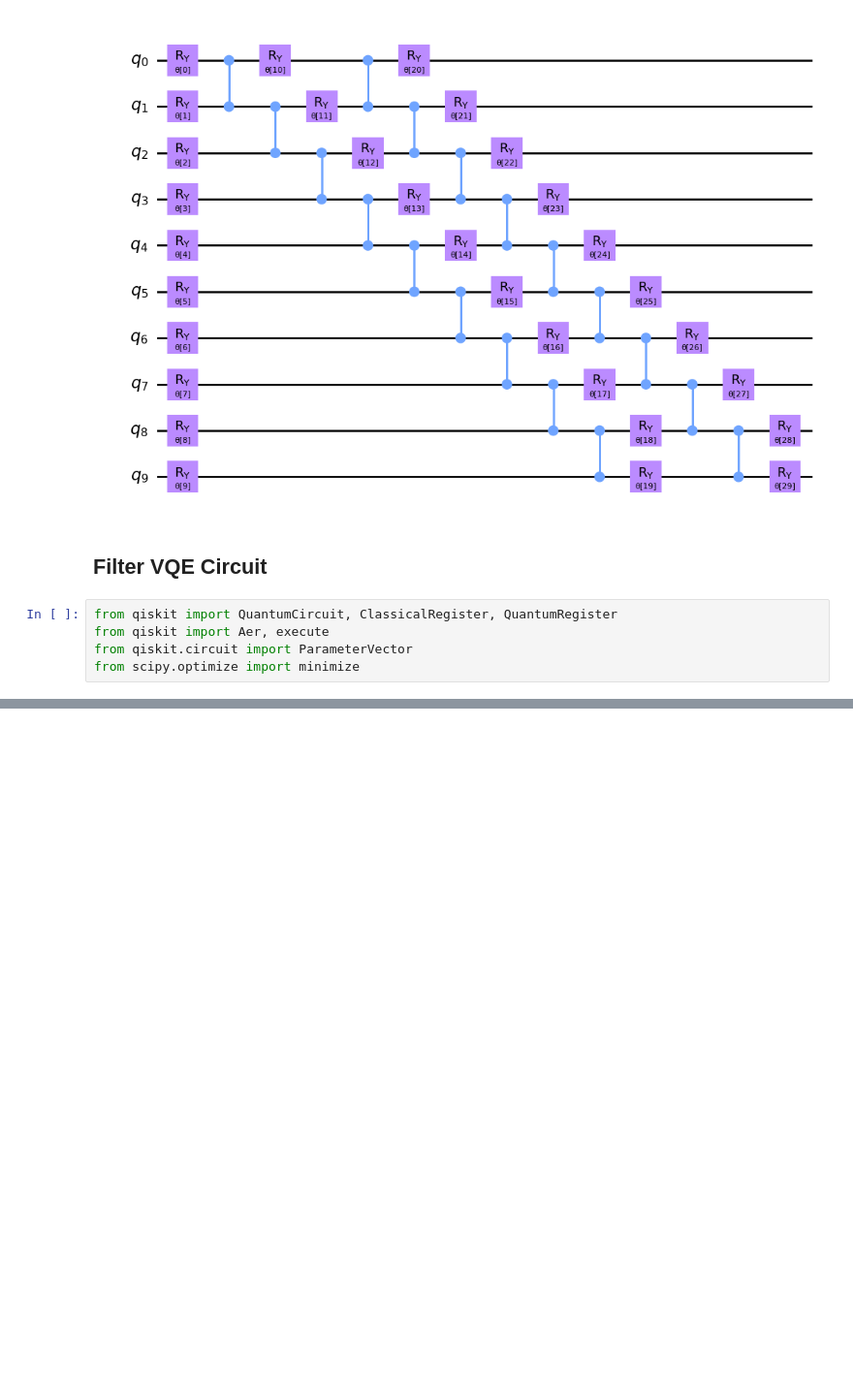
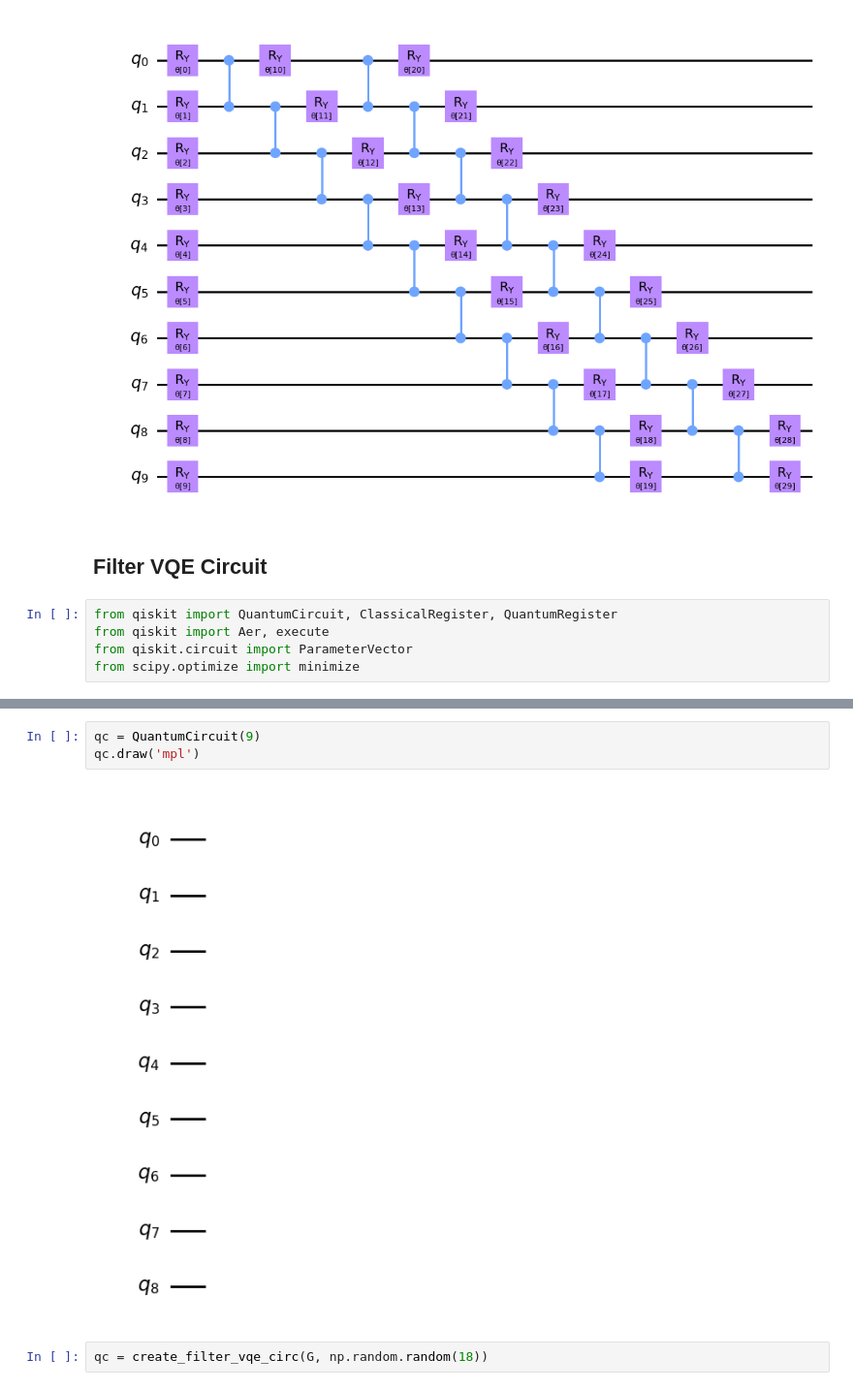
Before and after one commit to vivekkatial/HAQC, a Jupyter notebook: notebooks/16-filtering-vqe.ipynb, the cells around one changed output, grey strips where cells are left out. Shown: that part at 97% size. Drawn from its saved outputs; the diff is of its cells as text; blank space fills up the shorter version.

Commit message:
feat: Adding VQE filter

```diff
--- a/notebooks/16-filtering-vqe.ipynb
+++ b/notebooks/16-filtering-vqe.ipynb
@@ -533,0 +532,7 @@ res
+# %%
+qc = QuantumCircuit(9)
+qc.draw('mpl')
+# %% [output]
+[figure, added]
+# %%
+qc = create_filter_vqe_circ(G, np.random.random(18))
```
Also changed, not shown: parts of 34 cells of this notebook.
